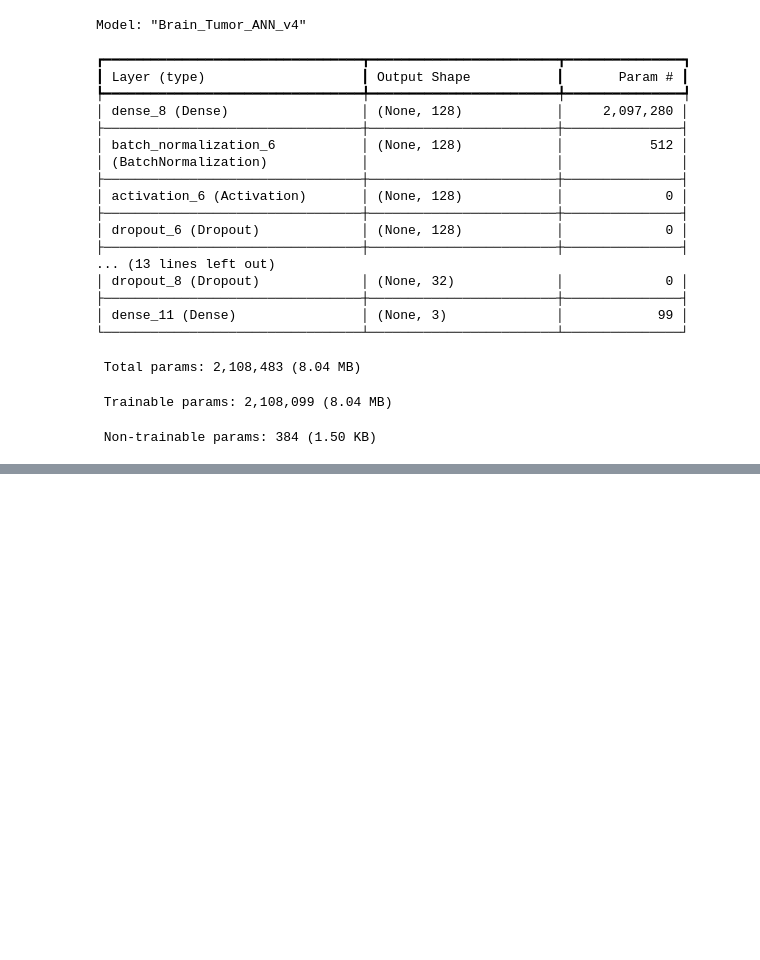
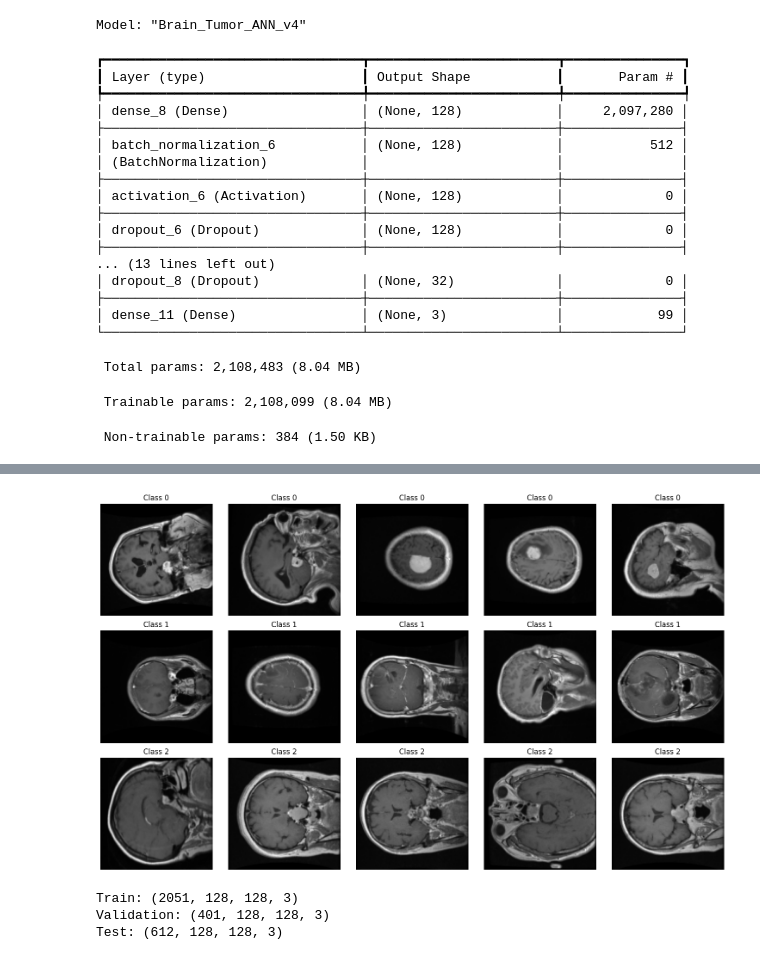
Before and after one commit to VanshitaRawat24/Brain_Tumor_Detection, a Jupyter notebook: notebooks/03_deep_learning_models.ipynb, the cells around one changed output, grey strips where cells are left out. Drawn from its saved outputs; the diff is of its cells as text; code cells hidden in the pictures; blank space fills up the shorter version.

```diff
--- a/notebooks/03_deep_learning_models.ipynb
+++ b/notebooks/03_deep_learning_models.ipynb
@@ -1329,0 +2665,76 @@ Macro F1        : 0.8040
+# %%
+import matplotlib.pyplot as plt
+import numpy as np
+
+fig, axes = plt.subplots(3, 5, figsize=(15, 9))
+
+for class_id in [0, 1, 2]:
+
+    class_indices = np.where(
+        y_train_cnn == class_id
+    )[0]
+
+    selected = np.random.choice(
+        class_indices,
+        size=5,
+        replace=False
+    )
+
+    for j, idx in enumerate(selected):
+
+        axes[class_id, j].imshow(
+            X_train_cnn[idx].squeeze(),
+            cmap="gray"
+        )
+
+        axes[class_id, j].set_title(
+            f"Class {class_id}"
+        )
+
+        axes[class_id, j].axis("off")
+
+plt.tight_layout()
+plt.show()
+# %% [output]
+[figure, added]
+# %%
+# Transfer Learning CNN
+import numpy as np
+import tensorflow as tf
+from tensorflow import keras
+from tensorflow.keras import layers
+from sklearn.metrics import (
+    accuracy_score,
+    precision_score,
+    recall_score,
+    f1_score,
+    classification_report,
+    confusion_matrix
+)
+
+# Convert grayscale MRI to 3-channel RGB-like format
+X_train_tl = np.repeat(
+    X_train_cnn,
+    3,
+    axis=-1
+)
+
+X_val_tl = np.repeat(
+    X_val_cnn,
+    3,
+    axis=-1
+)
+
+X_test_tl = np.repeat(
+    X_test_cnn,
+    3,
+    axis=-1
+)
+
+print("Train:", X_train_tl.shape)
+print("Validation:", X_val_tl.shape)
+print("Test:", X_test_tl.shape)
+# %% [output]
+Train: (2051, 128, 128, 3)
+Validation: (401, 128, 128, 3)
+Test: (612, 128, 128, 3)
```
Also changed, not shown: parts of 70 cells of this notebook, 12 other files.
